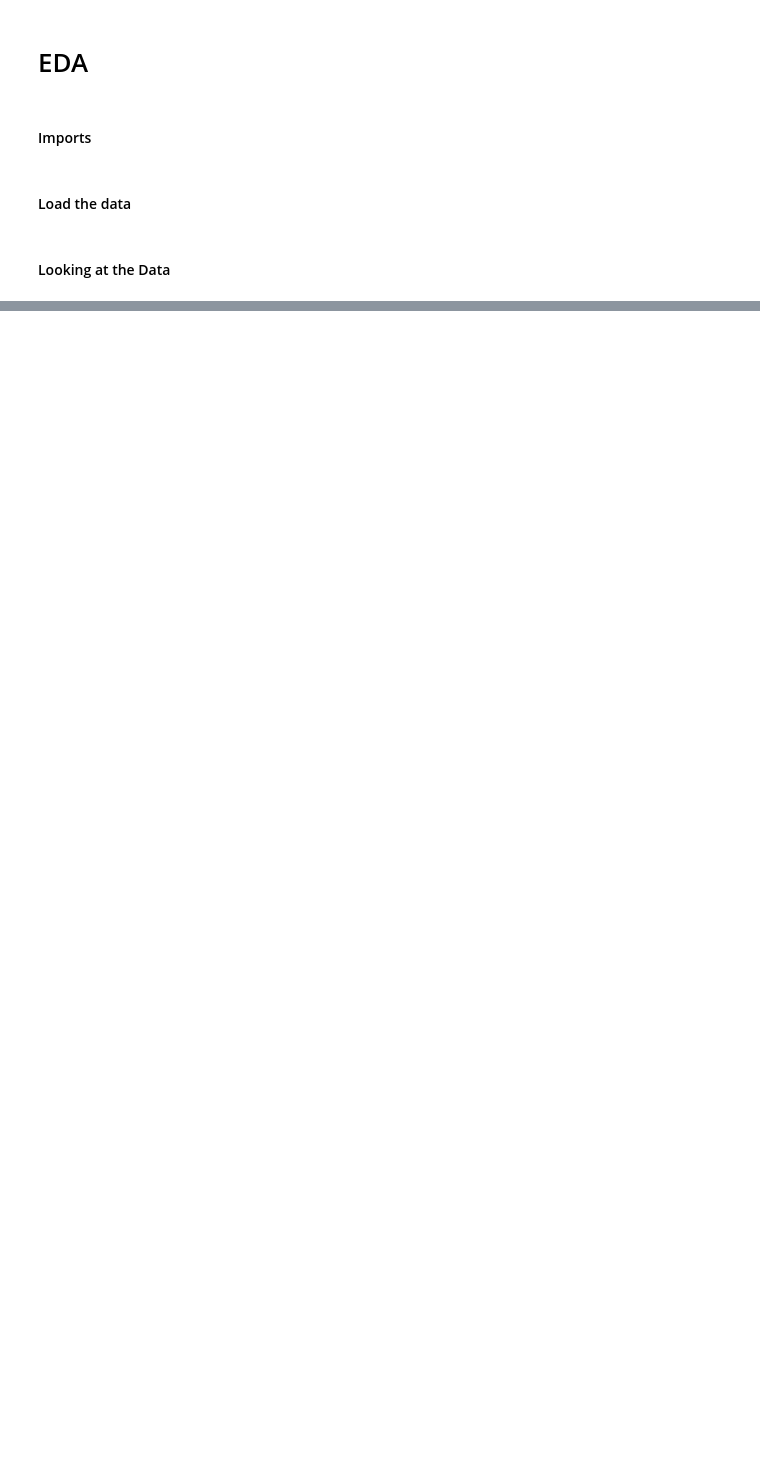
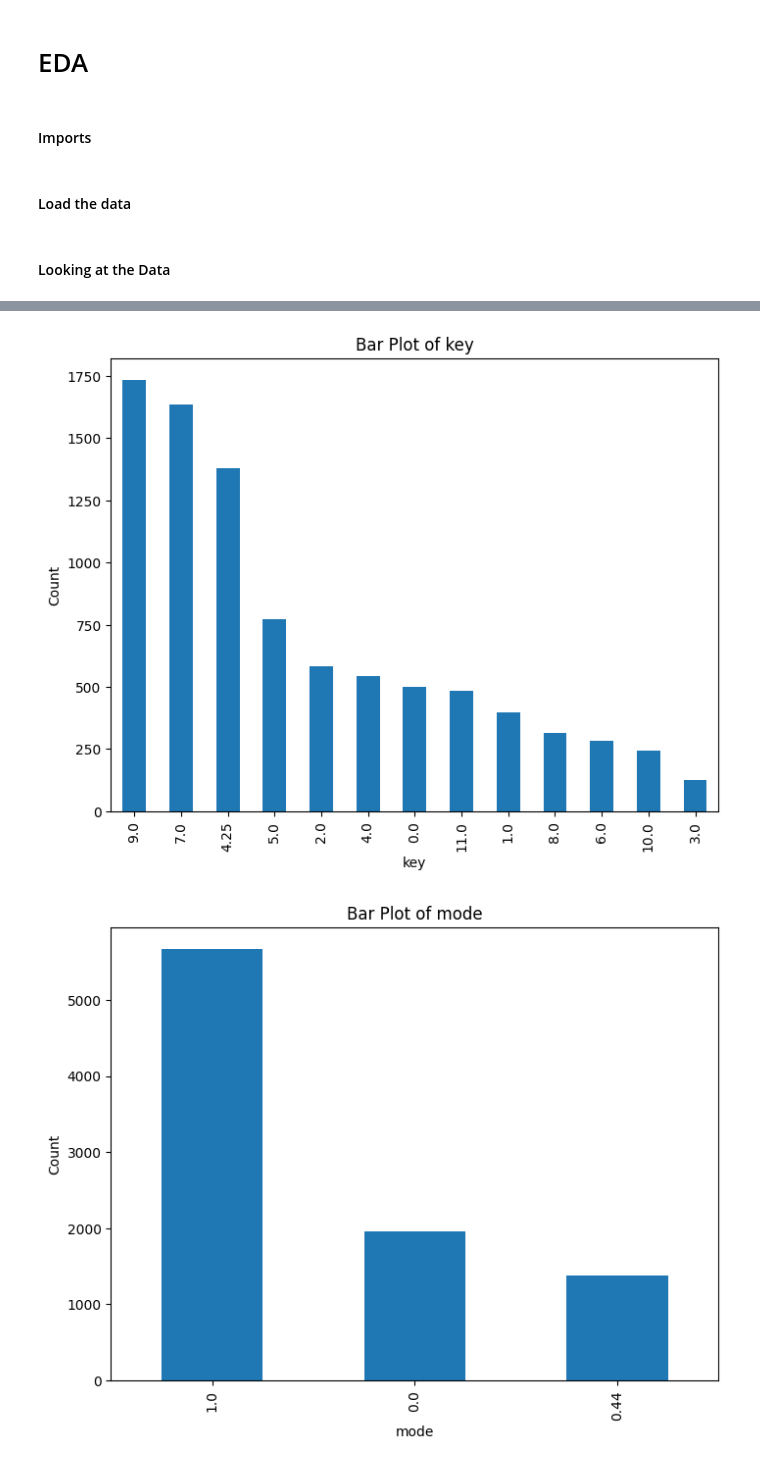
Before and after one commit to Joseph-233/music-recommendation, a Jupyter notebook: spotify_reco/eda/main.ipynb, the cells around one changed output, grey strips where cells are left out. Cells and saved outputs as stored; diff of their text form; code cells hidden in the pictures; blank space fills up the shorter version.

```diff
--- a/spotify_reco/eda/main.ipynb
+++ b/spotify_reco/eda/main.ipynb
@@ -132,0 +217,33 @@ df
+# %%
+#key, year and mode are categorical variables
+df['key'] = df['key'].astype('category')
+df['mode'] = df['mode'].astype('category')
+df['year'] = df['year'].astype('category')
+df['play_count'] = df['play_count'].astype('int64')
+# %%
+from sklearn.preprocessing import MinMaxScaler
+import numpy as np
+
+# Assuming df is your DataFrame
+
+# Initialize MinMaxScaler (or another scaler of your choice)
+# Example: Scale between 0 and 1
+scaler = MinMaxScaler()
+
+# Select numerical columns
+numeric_columns = df.select_dtypes(include=np.number).columns
+
+# Iterate over the numerical columns to apply transformations
+for column in numeric_columns:
+    if column != 'play_count':
+        if df[column].min() > 0:
+            # Apply log transformation for strictly positive columns
+            df[column] = np.log1p(df[column])
+        else:
+            # For columns with negative values, apply scaling
+            # Reshape data for scaler
+            scaled_data = df[column].values.reshape(-1, 1)
+            df[column] = scaler.fit_transform(scaled_data).flatten()
+
+# Note: The transformation for 'loudness' or any column with negative values is done through scaling here
+# Adjust this approach based on your analysis needs and the specific characteristics of your data
@@ -132,0 +259,14 @@ df
+# %%
+categorical_columns = df.select_dtypes(include=['category']).columns
+
+for column in categorical_columns:
+    if column != 'year':
+        plt.figure(figsize=(8, 6))
+        df[column].value_counts().plot(kind='bar')
+        plt.xlabel(column)
+        plt.ylabel('Count')
+        plt.title(f'Bar Plot of {column}')
+        plt.show()
+# %% [output]
+[figure, added]
+[figure, added]
```
Also changed, not shown: parts of 42 cells of this notebook, 1 other file.
